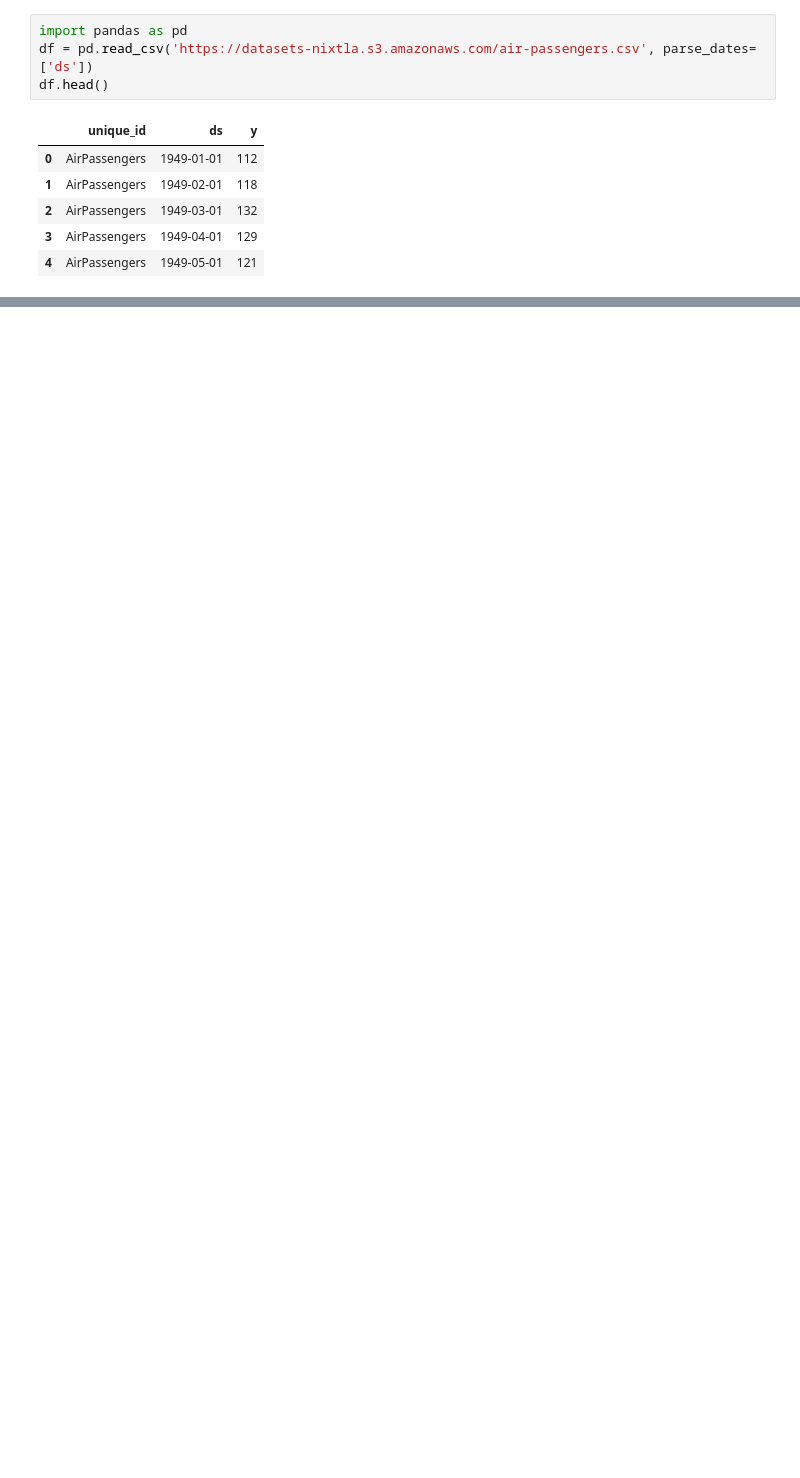
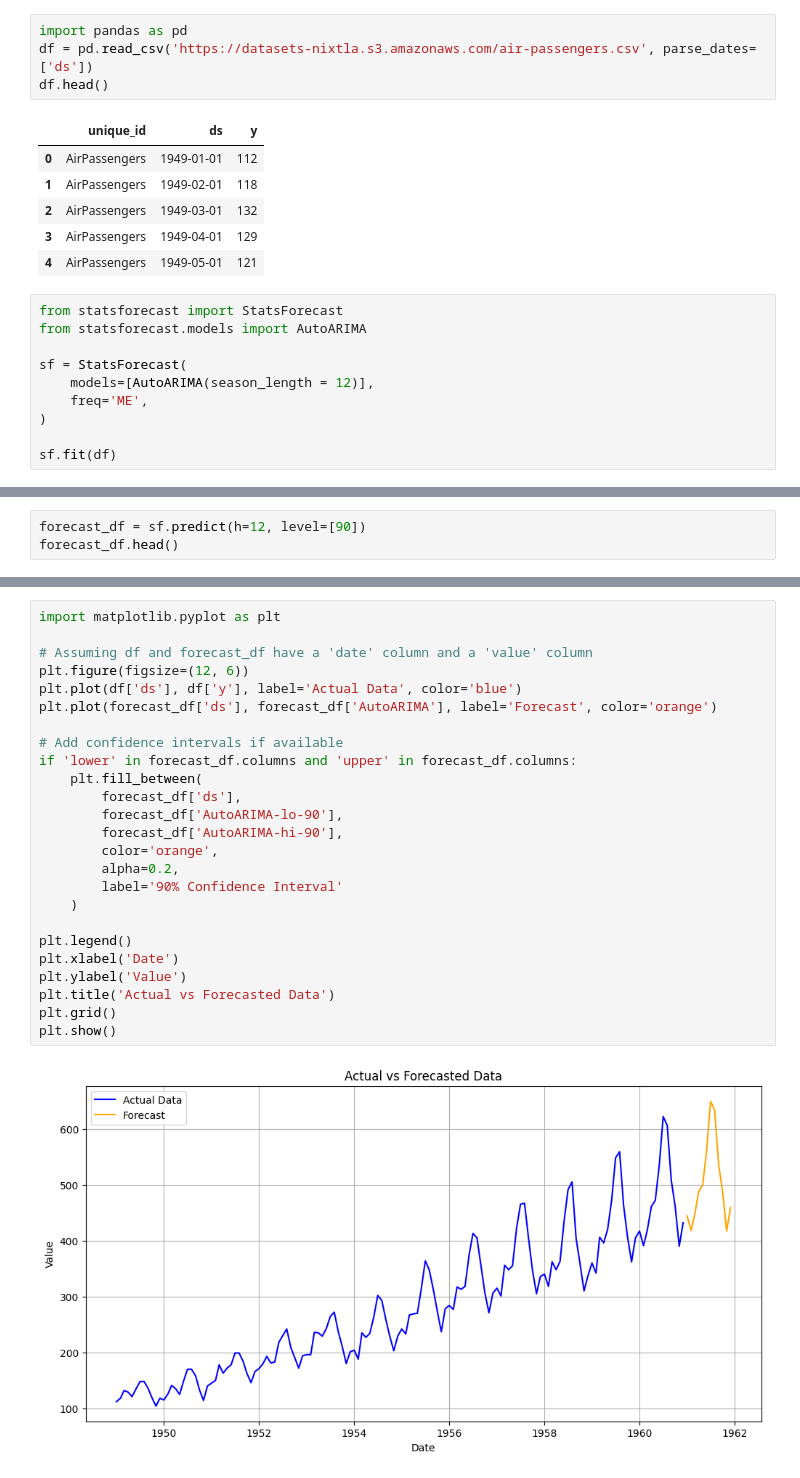
Before and after one commit to DavidGuzzi/TSA, a Jupyter notebook: Nixtla/SF.ipynb, the cells around one changed output, grey strips where cells are left out. Drawn from its saved outputs; the diff is of its cells as text; blank space fills up the shorter version.

```diff
--- a/Nixtla/SF.ipynb
+++ b/Nixtla/SF.ipynb
@@ -9,3 +9,13 @@ df.head()
 | 2 | AirPassengers | 1949-03-01 | 132 |
 | 3 | AirPassengers | 1949-04-01 | 129 |
 | 4 | AirPassengers | 1949-05-01 | 121 |
+# %%
+from statsforecast import StatsForecast
+from statsforecast.models import AutoARIMA
+
+sf = StatsForecast(
+    models=[AutoARIMA(season_length = 12)],
+    freq='ME',
+)
+
+sf.fit(df)
@@ -11,0 +24,3 @@ df.head()
+# %%
+forecast_df = sf.predict(h=12, level=[90])
+forecast_df.head()
@@ -11,0 +35,27 @@ df.head()
+# %%
+import matplotlib.pyplot as plt
+
+# Assuming df and forecast_df have a 'date' column and a 'value' column
+plt.figure(figsize=(12, 6))
+plt.plot(df['ds'], df['y'], label='Actual Data', color='blue')
+plt.plot(forecast_df['ds'], forecast_df['AutoARIMA'], label='Forecast', color='orange')
+
+# Add confidence intervals if available
+if 'lower' in forecast_df.columns and 'upper' in forecast_df.columns:
+    plt.fill_between(
+        forecast_df['ds'],
+        forecast_df['AutoARIMA-lo-90'],
+        forecast_df['AutoARIMA-hi-90'],
+        color='orange',
+        alpha=0.2,
+        label='90% Confidence Interval'
+    )
+
+plt.legend()
+plt.xlabel('Date')
+plt.ylabel('Value')
+plt.title('Actual vs Forecasted Data')
+plt.grid()
+plt.show()
+# %% [output]
+[figure, added]
```
Also changed, not shown: parts of 10 cells of this notebook.
